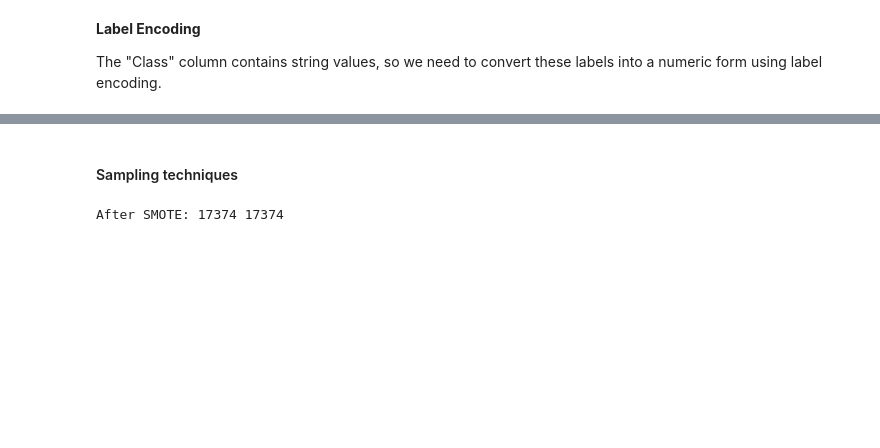
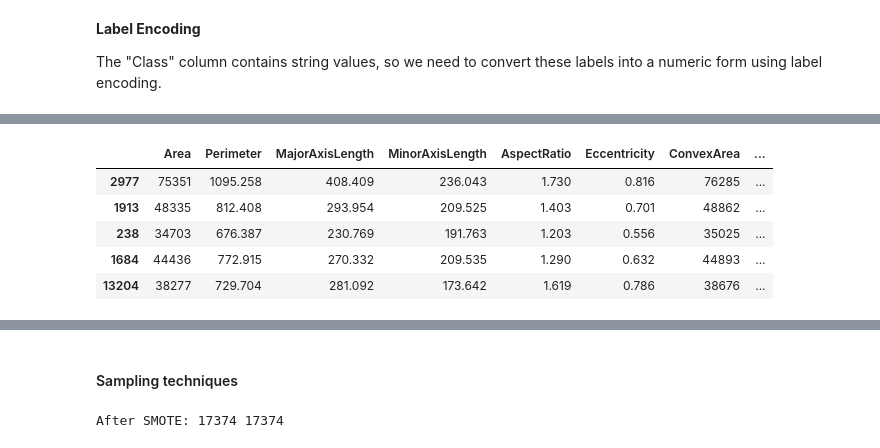
Before and after one commit to Jaykold/dry-bean-predictor, a Jupyter notebook: notebook/dry_bean.ipynb, the cells around one changed output, grey strips where cells are left out. Drawn from its saved outputs; the diff is of its cells as text; code cells hidden in the pictures; blank space fills up the shorter version.

```diff
--- a/notebook/dry_bean.ipynb
+++ b/notebook/dry_bean.ipynb
@@ -72 +105,10 @@ The "Class" column contains string values, so we need to convert these labels in
+# %%
+val_df.head()
+# %% [output]
+|  | Area | Perimeter | MajorAxisLength | MinorAxisLength | AspectRatio | Eccentricity | ConvexArea | ... |
+| 2977 | 75351 | 1095.258 | 408.409 | 236.043 | 1.730 | 0.816 | 76285 | ... |
+| 1913 | 48335 | 812.408 | 293.954 | 209.525 | 1.403 | 0.701 | 48862 | ... |
+| 238 | 34703 | 676.387 | 230.769 | 191.763 | 1.203 | 0.556 | 35025 | ... |
+| 1684 | 44436 | 772.915 | 270.332 | 209.535 | 1.290 | 0.632 | 44893 | ... |
+| 13204 | 38277 | 729.704 | 281.092 | 173.642 | 1.619 | 0.786 | 38676 | ... |
 # %%
```
Also changed, not shown: parts of 24 cells of this notebook, 49 other files.
